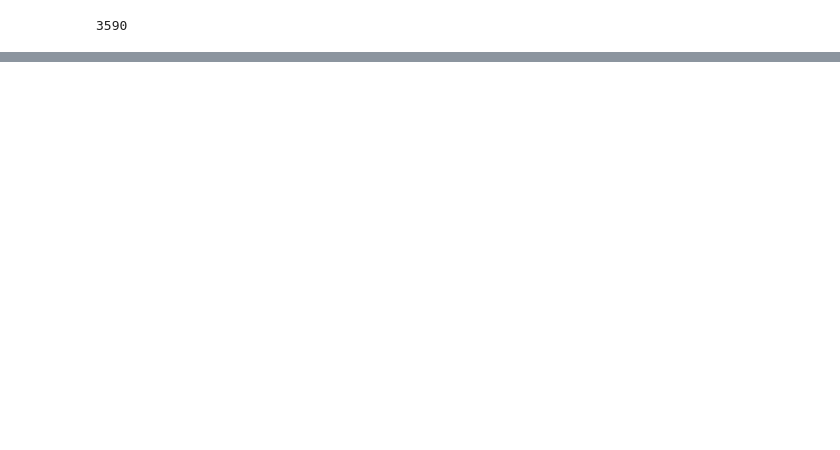
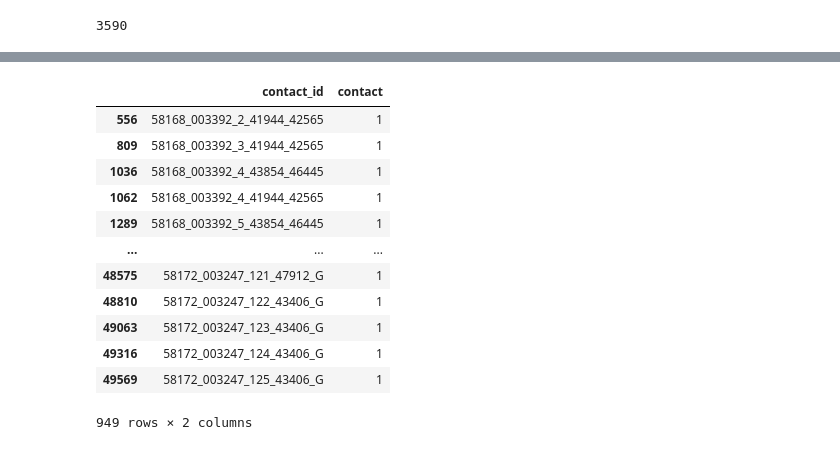
Before and after one commit to dbtjr1103/Competition_practice, a Jupyter notebook: Kaggle_2_5D_CNN_Baseline.ipynb, the cells around one changed output, grey strips where cells are left out. Cells and saved outputs as stored; diff of their text form; code cells hidden in the pictures; blank space fills up the shorter version.

```diff
--- a/Kaggle_2_5D_CNN_Baseline.ipynb
+++ b/Kaggle_2_5D_CNN_Baseline.ipynb
@@ -188,0 +448,5 @@ len(tmp)
+# %%
+img, feature, label = MyDataset(test_filtered, valid_aug, 'test')[4]
+plt.imshow(img.permute(1,2,0)[:,:,7])
+plt.show()
+img.shape, feature, label
@@ -188,0 +509,8 @@ len(tmp)
+# %%
+test_set = MyDataset(test_filtered, valid_aug, 'test')
+test_loader = DataLoader(test_set, batch_size=CFG['valid_bs'], shuffle=False, num_workers=CFG['num_workers'], pin_memory=True)
+
+model = Model().to(device)
+model.load_state_dict(torch.load('/content/drive/MyDrive/kaggle/resnet50_fold0.pt'))
+
+model.eval()
@@ -188,0 +535,17 @@ len(tmp)
+# %%
+y_pred = []
+with torch.no_grad():
+    tk = tqdm(test_loader, total=len(test_loader))
+    for step, batch in enumerate(tk):
+        if(step % 4 != 3):
+            img, feature, label = [x.to(device) for x in batch]
+            output1 = model(img, feature).squeeze(-1)
+            output2 = model(img.flip(-1), feature).squeeze(-1)
+
+            y_pred.extend(0.2*(output1.sigmoid().cpu().numpy()) + 0.8*(output2.sigmoid().cpu().numpy()))
+        else:
+            img, feature, label = [x.to(device) for x in batch]
+            output = model(img.flip(-1), feature).squeeze(-1)
+            y_pred.extend(output.sigmoid().cpu().numpy())
+
+y_pred = np.array(y_pred)
@@ -188,0 +557,13 @@ len(tmp)
+# %%
+th = 0.29
+
+test_filtered['contact'] = (y_pred >= th).astype('int')
+
+sub = pd.read_csv('/content/drive/MyDrive/kaggle/nfl-player-contact-detection/sample_submission.csv')
+
+sub = sub.drop("contact", axis=1).merge(test_filtered[['contact_id', 'contact']], how='left', on='contact_id')
+sub['contact'] = sub['contact'].fillna(0).astype('int')
+
+sub[["contact_id", "contact"]].to_csv("submission.csv", index=False)
+
+sub.head()
@@ -188,0 +577,16 @@ len(tmp)
+# %%
+sub[sub['contact']==1]
+# %% [output]
+|  | contact_id | contact |
+| 556 | 58168_003392_2_41944_42565 | 1 |
+| 809 | 58168_003392_3_41944_42565 | 1 |
+| 1036 | 58168_003392_4_43854_46445 | 1 |
+| 1062 | 58168_003392_4_41944_42565 | 1 |
+| 1289 | 58168_003392_5_43854_46445 | 1 |
+| ... | ... | ... |
+| 48575 | 58172_003247_121_47912_G | 1 |
+| 48810 | 58172_003247_122_43406_G | 1 |
+| 49063 | 58172_003247_123_43406_G | 1 |
+| 49316 | 58172_003247_124_43406_G | 1 |
+| 49569 | 58172_003247_125_43406_G | 1 |
+949 rows × 2 columns
```
Also changed, not shown: parts of 29 cells of this notebook.
